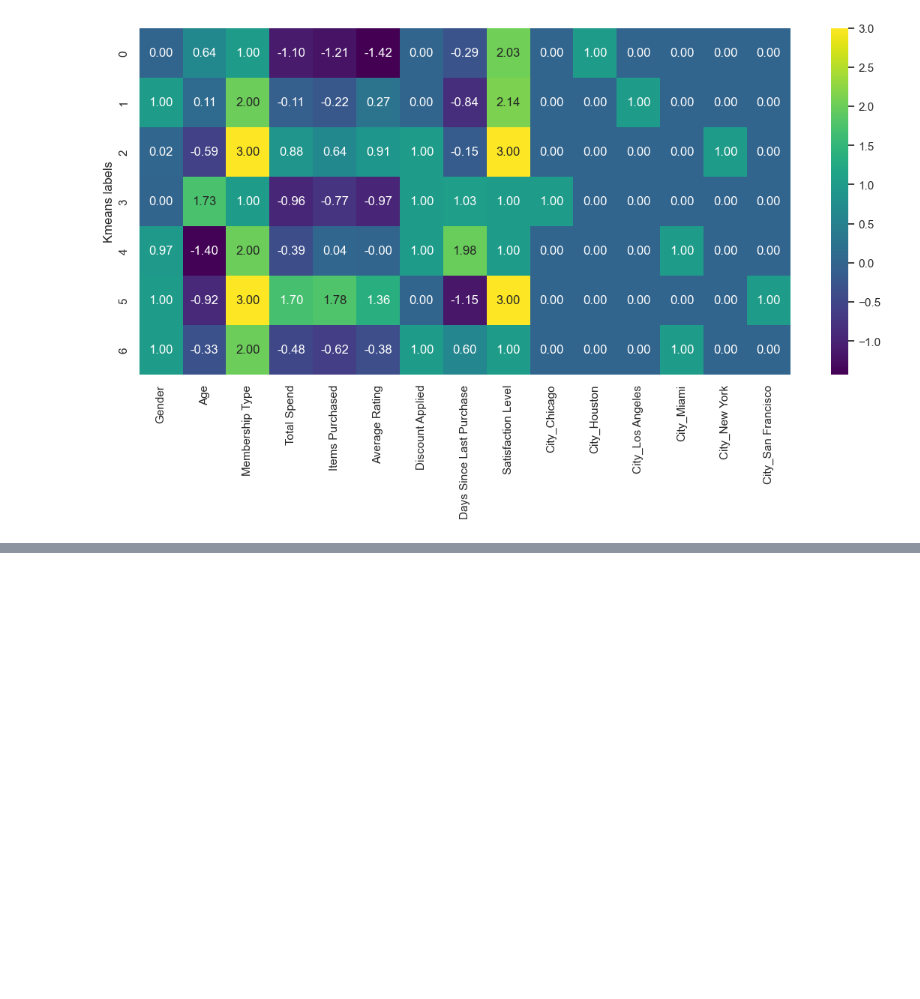
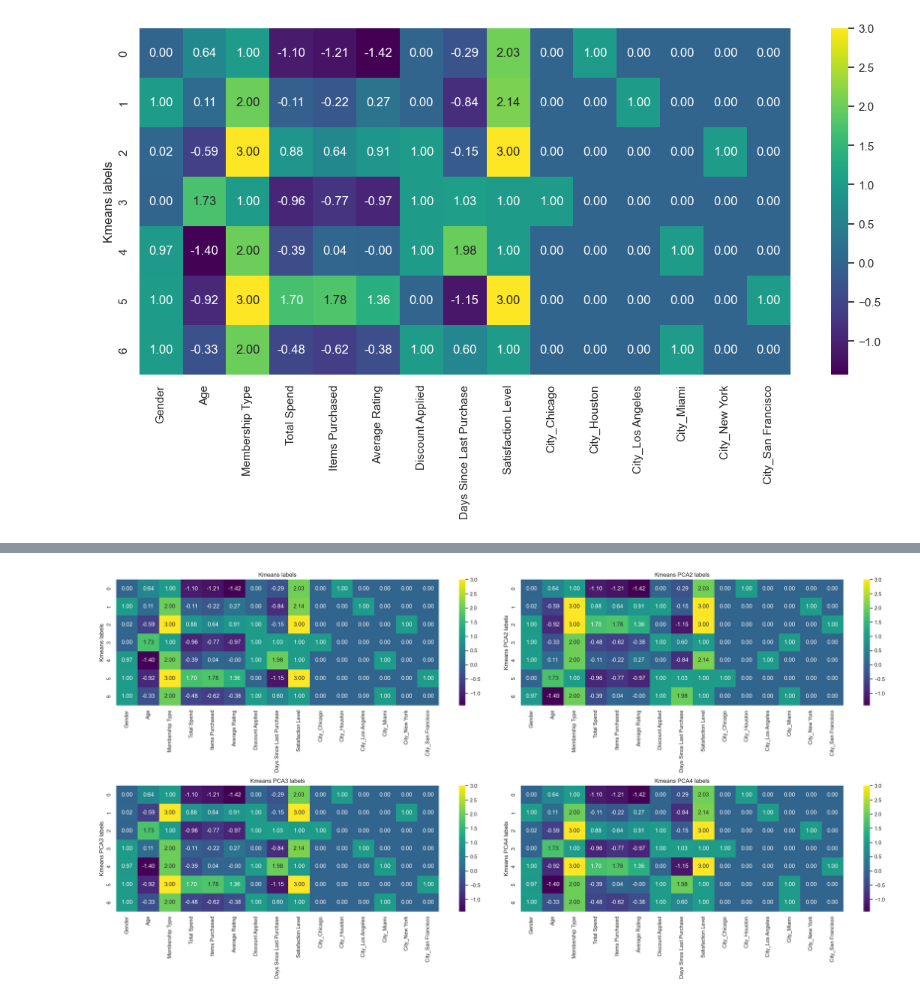
Before and after one commit to umilic16/ML_2, a Jupyter notebook: main.ipynb, the cells around one changed output, grey strips where cells are left out. Saved outputs shown, nothing was run; the diff lists cells and outputs as text; code cells hidden in the pictures; blank space fills up the shorter version.

```diff
--- a/main.ipynb
+++ b/main.ipynb
@@ -357,0 +370,7 @@ plt.show()
+# %%
+pca = PCA(n_components=2)
+df_pca2 = pca.fit_transform(df_scaled.drop('Kmeans labels', axis=1))
+kmeans_pca2 = KMeans(n_clusters=7, n_init=10, max_iter=300, random_state=42)
+kmeans_pca2.fit_predict(df_pca2)
+df_scaled['Kmeans PCA2 labels'] = kmeans_pca2.labels_
+df_scaled.head(5)
@@ -357,0 +384,7 @@ plt.show()
+# %%
+pca = PCA(n_components=3)
+df_pca3 = pca.fit_transform(df_scaled.drop('Kmeans labels', axis=1))
+kmeans_pca3 = KMeans(n_clusters=7, n_init=10, max_iter=300, random_state=42)
+kmeans_pca3.fit_predict(df_pca3)
+df_scaled['Kmeans PCA3 labels'] = kmeans_pca3.labels_
+df_scaled.head(5)
@@ -357,0 +398,7 @@ plt.show()
+# %%
+pca = PCA(n_components=4)
+df_pca4 = pca.fit_transform(df_scaled.drop('Kmeans labels', axis=1))
+kmeans_pca4 = KMeans(n_clusters=7, n_init=10, max_iter=300, random_state=42)
+kmeans_pca4.fit_predict(df_pca4)
+df_scaled['Kmeans PCA4 labels'] = kmeans_pca4.labels_
+df_scaled.head(5)
@@ -357,0 +412,26 @@ plt.show()
+# %%
+cluster_means = df_scaled.drop(['Kmeans PCA2 labels', 'Kmeans PCA3 labels', 'Kmeans PCA4 labels'], axis=1).groupby('Kmeans labels').mean()
+plt.figure(figsize=(24, 12))
+plt.subplot(2, 2, 1)
+sns.heatmap(cluster_means, annot=True, cmap='viridis', fmt='.2f')
+plt.title('Kmeans labels')
+
+cluster_means2 = df_scaled.drop(['Kmeans labels', 'Kmeans PCA3 labels', 'Kmeans PCA4 labels'], axis=1).groupby('Kmeans PCA2 labels').mean()
+plt.subplot(2, 2, 2)
+sns.heatmap(cluster_means2, annot=True, cmap='viridis', fmt='.2f')
+plt.title('Kmeans PCA2 labels')
+
+cluster_means3 = df_scaled.drop(['Kmeans labels', 'Kmeans PCA2 labels', 'Kmeans PCA4 labels'], axis=1).groupby('Kmeans PCA3 labels').mean()
+plt.subplot(2, 2, 3)
+sns.heatmap(cluster_means3, annot=True, cmap='viridis', fmt='.2f')
+plt.title('Kmeans PCA3 labels')
+
+cluster_means2 = df_scaled.drop(['Kmeans labels', 'Kmeans PCA2 labels', 'Kmeans PCA3 labels'], axis=1).groupby('Kmeans PCA4 labels').mean()
+plt.subplot(2, 2, 4)
+sns.heatmap(cluster_means2, annot=True, cmap='viridis', fmt='.2f')
+plt.title('Kmeans PCA4 labels')
+
+plt.tight_layout()
+plt.show()
+# %% [output]
+[figure, added]
```
Also changed, not shown: parts of 10 cells of this notebook.
